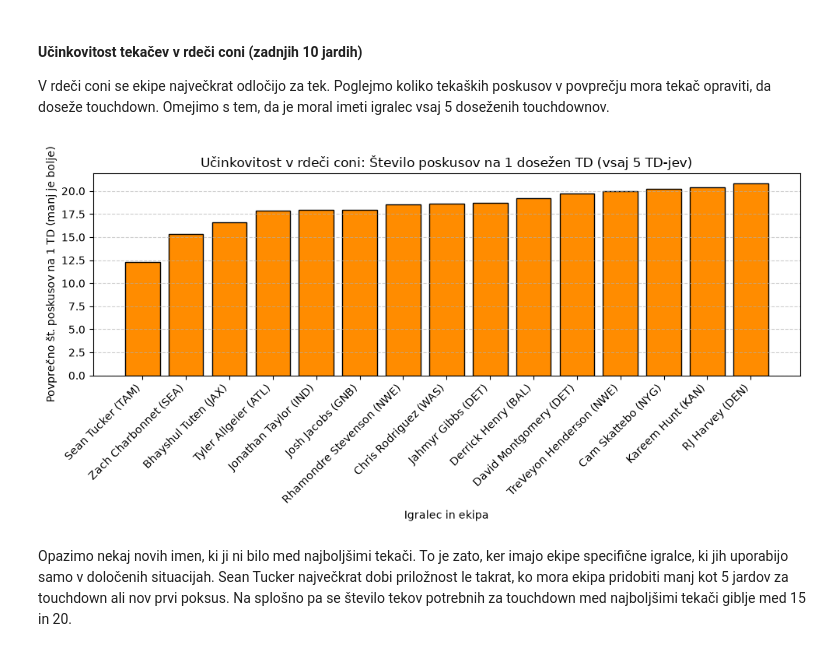
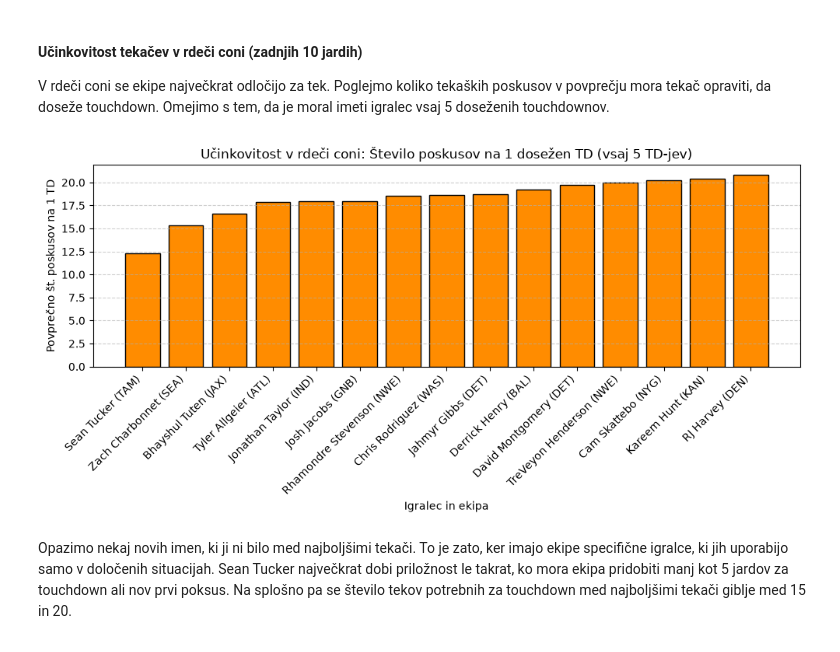
Before and after one commit to tiborprosen/UVP_projektna, a Jupyter notebook: analiza.ipynb, the cells around one changed output. Saved outputs shown, nothing was run; the diff lists cells and outputs as text; code cells hidden in the pictures.

```diff
--- a/analiza.ipynb
+++ b/analiza.ipynb
@@ -192,20 +194,20 @@ V rdeči coni se ekipe največkrat odločijo za tek. Poglejmo koliko tekaških p
 # %%
 rb_td = df[(df["pozicija"] == "RB") & (df["rushing_td"] >= 5)].copy()
 rb_td["poskusov_na_td"] = rb_td["rushing_att"] / rb_td["rushing_td"]
 
 top_td_stroj = rb_td.sort_values(by="poskusov_na_td", ascending=True).head(15)
 
 plt.figure(figsize=(10, 5))
 plt.bar(top_td_stroj["igralec"] + " (" + top_td_stroj["ekipa"] + ")", top_td_stroj["poskusov_na_td"], color="darkorange", edgecolor="black")
 plt.title("Učinkovitost v rdeči coni: Število poskusov na 1 dosežen TD (vsaj 5 TD-jev)")
 plt.xlabel("Igralec in ekipa")
-plt.ylabel("Povprečno št. poskusov na 1 TD (manj je bolje)")
+plt.ylabel("Povprečno št. poskusov na 1 TD")
 plt.xticks(rotation=45, ha="right")
 plt.grid(axis="y", linestyle="--", alpha=0.6)
 plt.tight_layout()
 plt.show()
 # %% [output]
-[figure, old version]
+[figure, new version]
 # %% [markdown]
 Opazimo nekaj novih imen, ki ji ni bilo med najboljšimi tekači. To je zato, ker imajo ekipe specifične igralce, ki jih uporabijo samo v določenih situacijah. Sean Tucker največkrat dobi priložnost le takrat, ko mora ekipa pridobiti manj kot 5 jardov za touchdown ali nov prvi poksus. Na splošno pa se število tekov potrebnih za touchdown med najboljšimi tekači giblje med 15 in 20.
 # %% [markdown]
```
Also changed, not shown: parts of 1 cell of this notebook.
